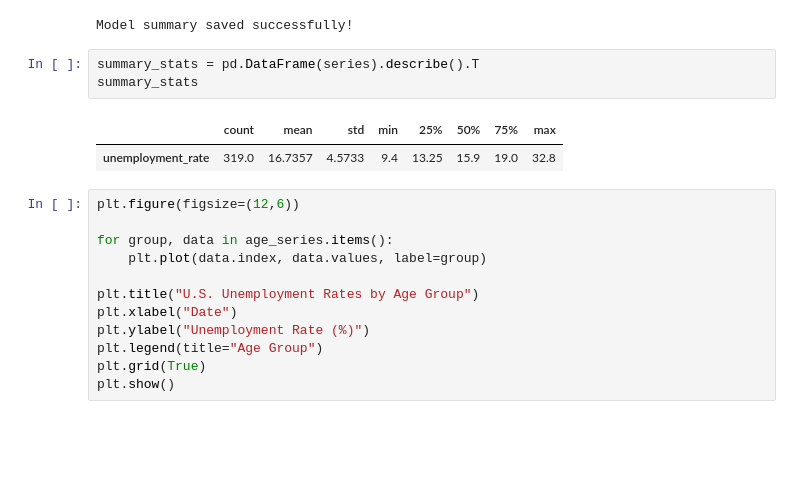
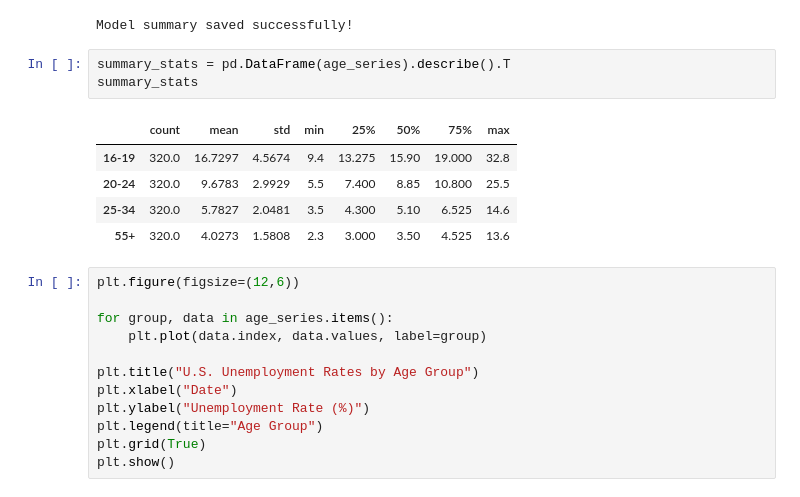
Before and after one commit to naniluciana100-cell/nailuciana100-cell.github.io, a Jupyter notebook: unemployment_project/Unemployment_analysis_FINAL.ipynb, the cells around one changed output. Cells and saved outputs as stored; diff of their text form; blank space fills up the shorter version.

```diff
--- a/unemployment_project/Unemployment_analysis_FINAL.ipynb
+++ b/unemployment_project/Unemployment_analysis_FINAL.ipynb
@@ -1241,11 +1264,14 @@ print("Model summary saved successfully!")
 # %% [output]
 Model summary saved successfully!
 # %%
-summary_stats = pd.DataFrame(series).describe().T
+summary_stats = pd.DataFrame(age_series).describe().T
 summary_stats
 # %% [output]
 |  | count | mean | std | min | 25% | 50% | 75% | max |
-| unemployment_rate | 319.0 | 16.7357 | 4.5733 | 9.4 | 13.25 | 15.9 | 19.0 | 32.8 |
+| 16-19 | 320.0 | 16.7297 | 4.5674 | 9.4 | 13.275 | 15.90 | 19.000 | 32.8 |
+| 20-24 | 320.0 | 9.6783 | 2.9929 | 5.5 | 7.400 | 8.85 | 10.800 | 25.5 |
+| 25-34 | 320.0 | 5.7827 | 2.0481 | 3.5 | 4.300 | 5.10 | 6.525 | 14.6 |
+| 55+ | 320.0 | 4.0273 | 1.5808 | 2.3 | 3.000 | 3.50 | 4.525 | 13.6 |
 # %%
 plt.figure(figsize=(12,6))
 
```
Also changed, not shown: parts of 18 cells of this notebook, 1 other file.
